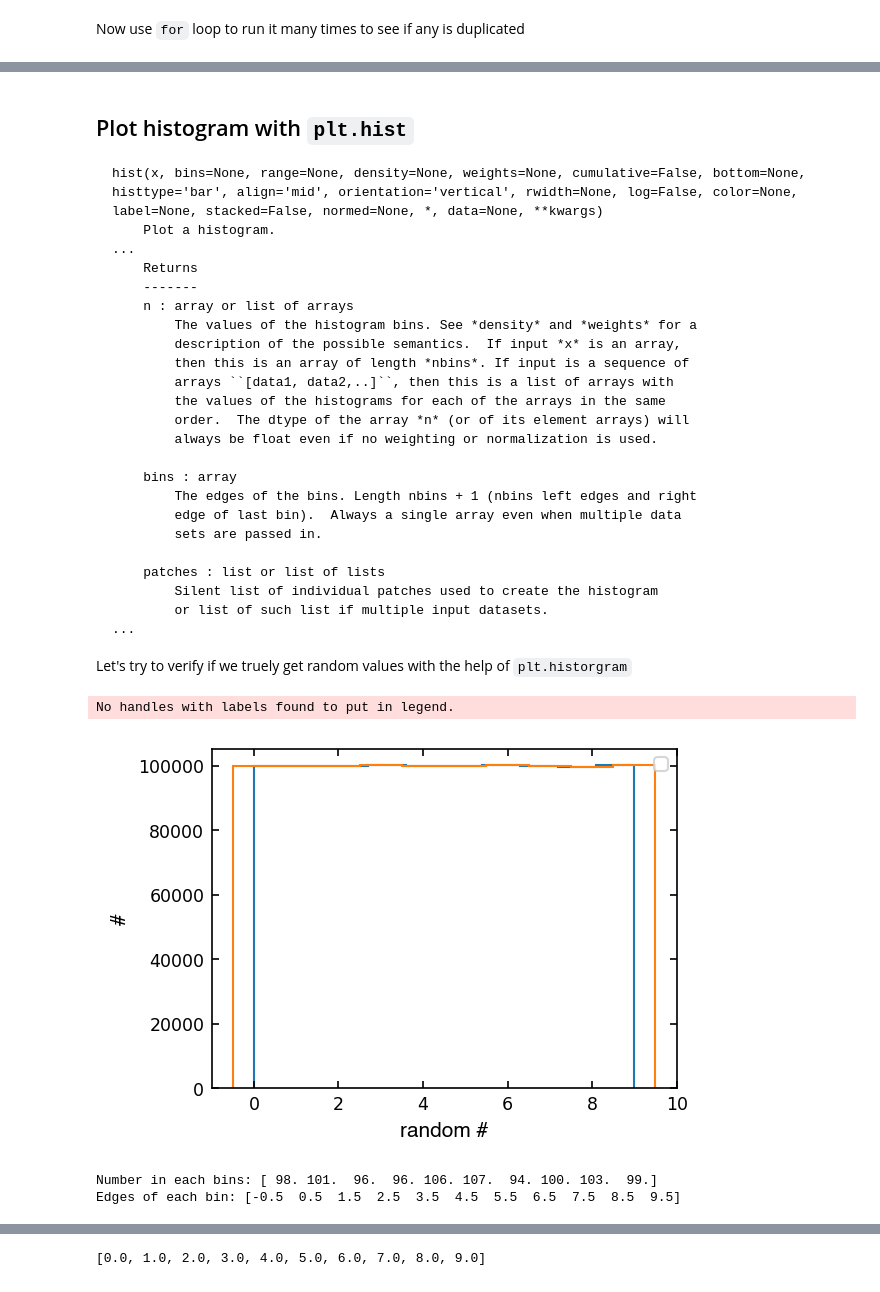
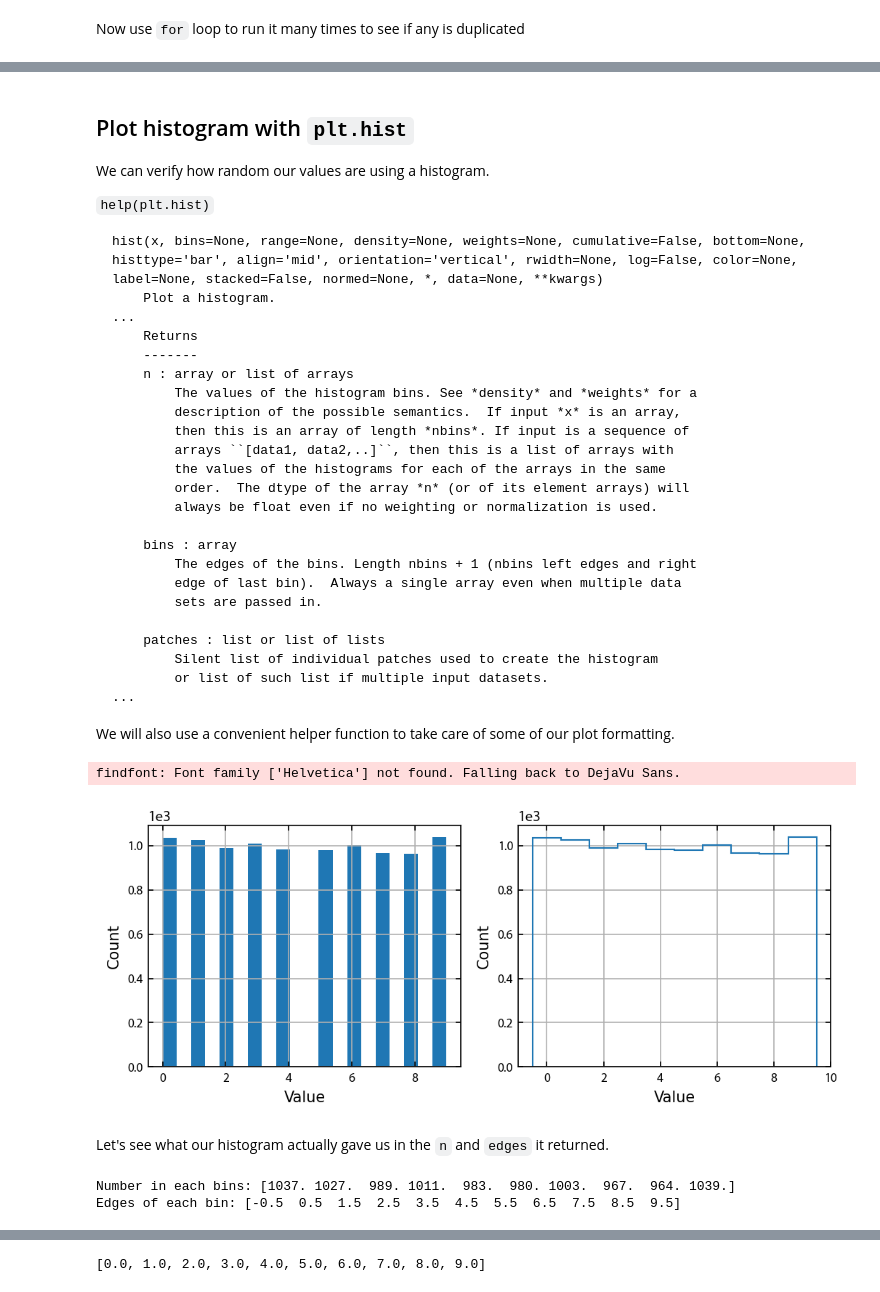
Before and after one commit to cjtu/spirl, a Jupyter notebook: spirl/f21_a4.ipynb, the cells around one changed output, grey strips where cells are left out. Saved outputs shown, nothing was run; the diff lists cells and outputs as text; code cells hidden in the pictures.

````diff
--- a/spirl/f21_a4.ipynb
+++ b/spirl/f21_a4.ipynb
@@ -126,7 +129,11 @@ run 9 give:  [7 8 1 5 0 2 4 0 5 9]
 # %% [markdown]
 ## Plot histogram with `plt.hist`
 
-```[note]
+We can verify how random our values are using a histogram.
+
+`help(plt.hist)`
+
+```
 hist(x, bins=None, range=None, density=None, weights=None, cumulative=False, bottom=None, histtype='bar', align='mid', orientation='vertical', rwidth=None, log=False, color=None, label=None, stacked=False, normed=None, *, data=None, **kwargs)
     Plot a histogram.
 ...
@@ -152,7 +159,5 @@ hist(x, bins=None, range=None, density=None, weights=None, cumulative=False, bot
 ...
 ```
 
-
-
-Let's try to verify if we truely get random values with the help of `plt.historgram`
+We will also use a convenient helper function to take care of some of our plot formatting.
 # %%
@@ -163,32 +182,34 @@ def set_plot_axis_label(axes, xlabel, ylabel):
 # %%
 # random number setup
 draw_range = (0, 10)
-draw_times = 1000000
+ndraws = 10000  # Try doing different numbers of draws
 
+# Do random draws
 rng = np.random.default_rng()
-random_ints = rng.integers(*draw_range,
-                            draw_times)
+random_ints = rng.integers(*draw_range, ndraws)
 
-# plotting
-f = plt.figure(facecolor='white', figsize=(4,3), dpi=150 )
-ax1 = f.subplots(1, 1)
+# Set up plot and plot the histogram
+fig, axs = plt.subplots(1, 2, facecolor='white', figsize=(7, 3), dpi=150)
 
-# default
-n, edges, _ = ax1.hist(random_ints, histtype='step')
-# a better way by constraining the edge of bins and the number of bins
-n, edges, _ = ax1.hist(random_ints, range = (-0.5, 9.5), bins=10, histtype='step')
+# Default hist
+n, edges, _ = axs[0].hist(random_ints)
+set_plot_axis_label(axs[0], 'Value', 'Count')  # Our helper function
 
-ax1.legend(fontsize='small')
-xlabel = 'random #'; ylabel = '#'
-set_plot_axis_label(ax1, xlabel, ylabel)
+
+# Center the bins and show as a "step" function
+n, edges, _ = axs[1].hist(random_ints, range=(-0.5, 9.5), bins=10,
+                          histtype='step')
+set_plot_axis_label(axs[1], 'Value', 'Count')  # Our helper function
 # %% [output]
-No handles with labels found to put in legend.
+findfont: Font family ['Helvetica'] not found. Falling back to DejaVu Sans.
-[figure, old version]
+[figure, new version]
+# %% [markdown]
+Let's see what our histogram actually gave us in the `n` and `edges` it returned.
 # %%
 print(f'Number in each bins: {n}')
 print(f'Edges of each bin: {edges}')
 # %% [output]
-Number in each bins: [ 98. 101.  96.  96. 106. 107.  94. 100. 103.  99.]
+Number in each bins: [1037. 1027.  989. 1011.  983.  980. 1003.  967.  964. 1039.]
 Edges of each bin: [-0.5  0.5  1.5  2.5  3.5  4.5  5.5  6.5  7.5  8.5  9.5]
 # %% [markdown]
 Now, let's overplot these data points back to the histogram.
````
Also changed, not shown: parts of 70 cells of this notebook, 1 other file.
